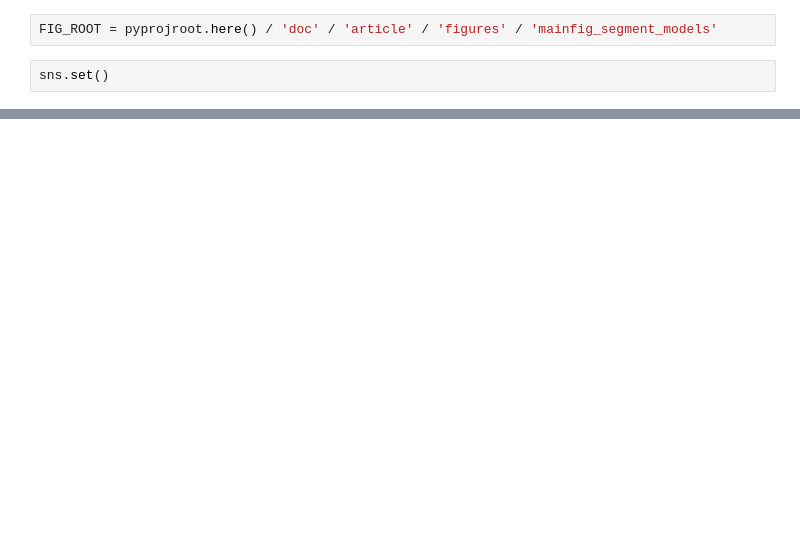
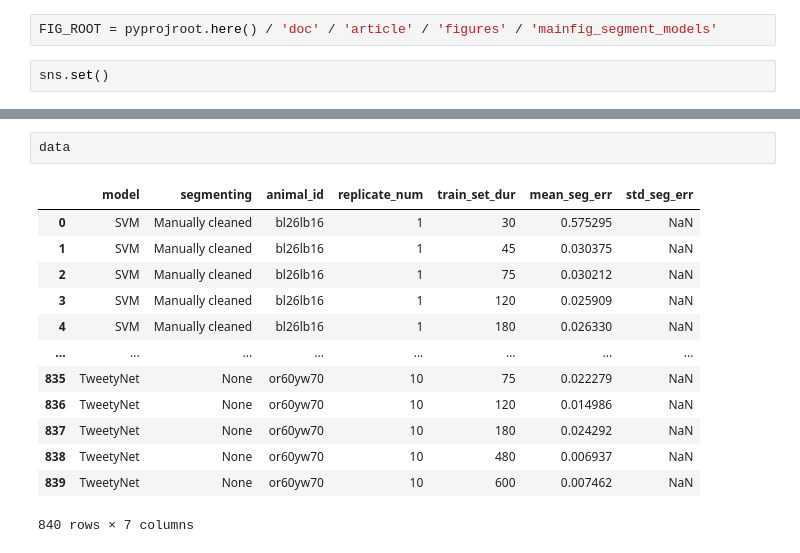
Before and after one commit to yardencsGitHub/tweetynet, a Jupyter notebook: src/scripts/hvc/hvc-figure.ipynb, the cells around one changed output, grey strips where cells are left out. Saved outputs shown, nothing was run; the diff lists cells and outputs as text; blank space fills up the shorter version.

```diff
--- a/src/scripts/hvc/hvc-figure.ipynb
+++ b/src/scripts/hvc/hvc-figure.ipynb
@@ -34 +166,17 @@ curve_df.rename(
+# %%
+data
+# %% [output]
+|  | model | segmenting | animal_id | replicate_num | train_set_dur | mean_seg_err | std_seg_err |
+| 0 | SVM | Manually cleaned | bl26lb16 | 1 | 30 | 0.575295 | NaN |
+| 1 | SVM | Manually cleaned | bl26lb16 | 1 | 45 | 0.030375 | NaN |
+| 2 | SVM | Manually cleaned | bl26lb16 | 1 | 75 | 0.030212 | NaN |
+| 3 | SVM | Manually cleaned | bl26lb16 | 1 | 120 | 0.025909 | NaN |
+| 4 | SVM | Manually cleaned | bl26lb16 | 1 | 180 | 0.026330 | NaN |
+| ... | ... | ... | ... | ... | ... | ... | ... |
+| 835 | TweetyNet | None | or60yw70 | 10 | 75 | 0.022279 | NaN |
+| 836 | TweetyNet | None | or60yw70 | 10 | 120 | 0.014986 | NaN |
+| 837 | TweetyNet | None | or60yw70 | 10 | 180 | 0.024292 | NaN |
+| 838 | TweetyNet | None | or60yw70 | 10 | 480 | 0.006937 | NaN |
+| 839 | TweetyNet | None | or60yw70 | 10 | 600 | 0.007462 | NaN |
+840 rows × 7 columns
 # %%
```
Also changed, not shown: parts of 14 cells of this notebook.
